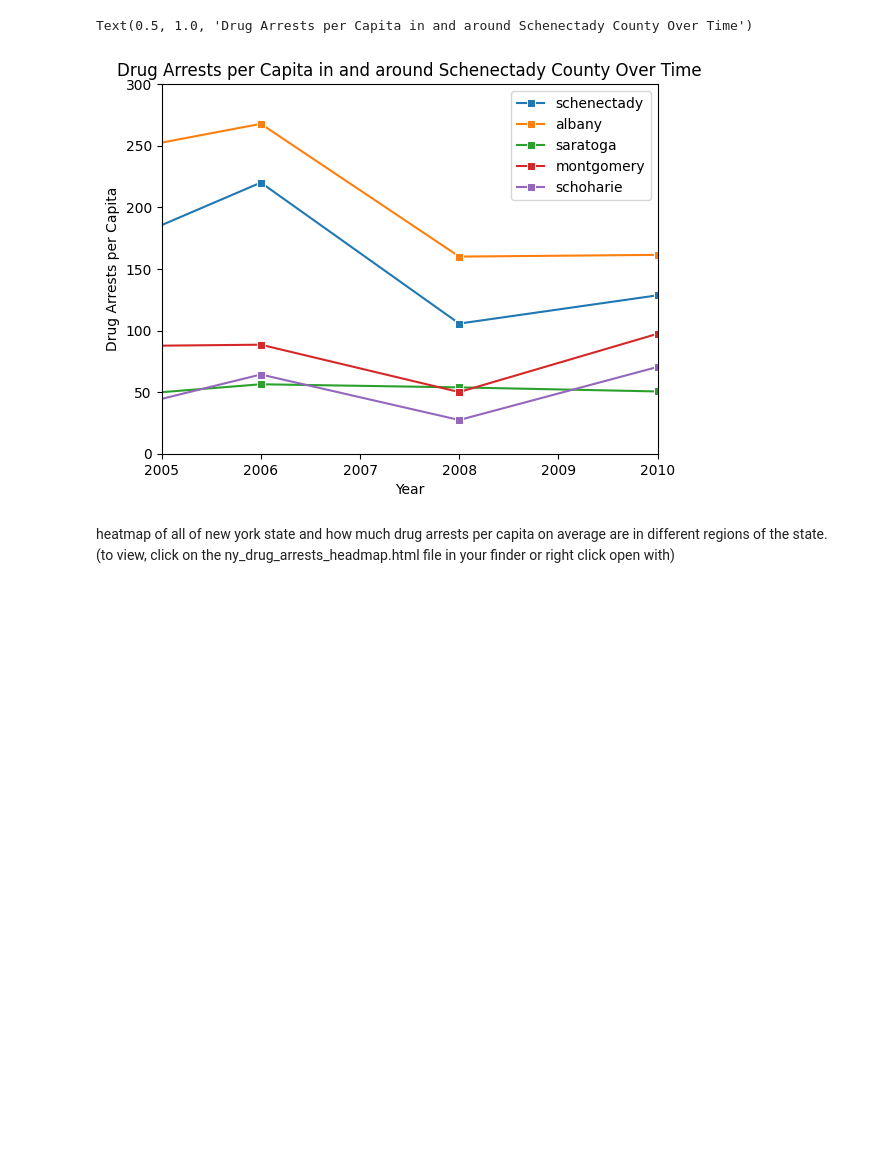
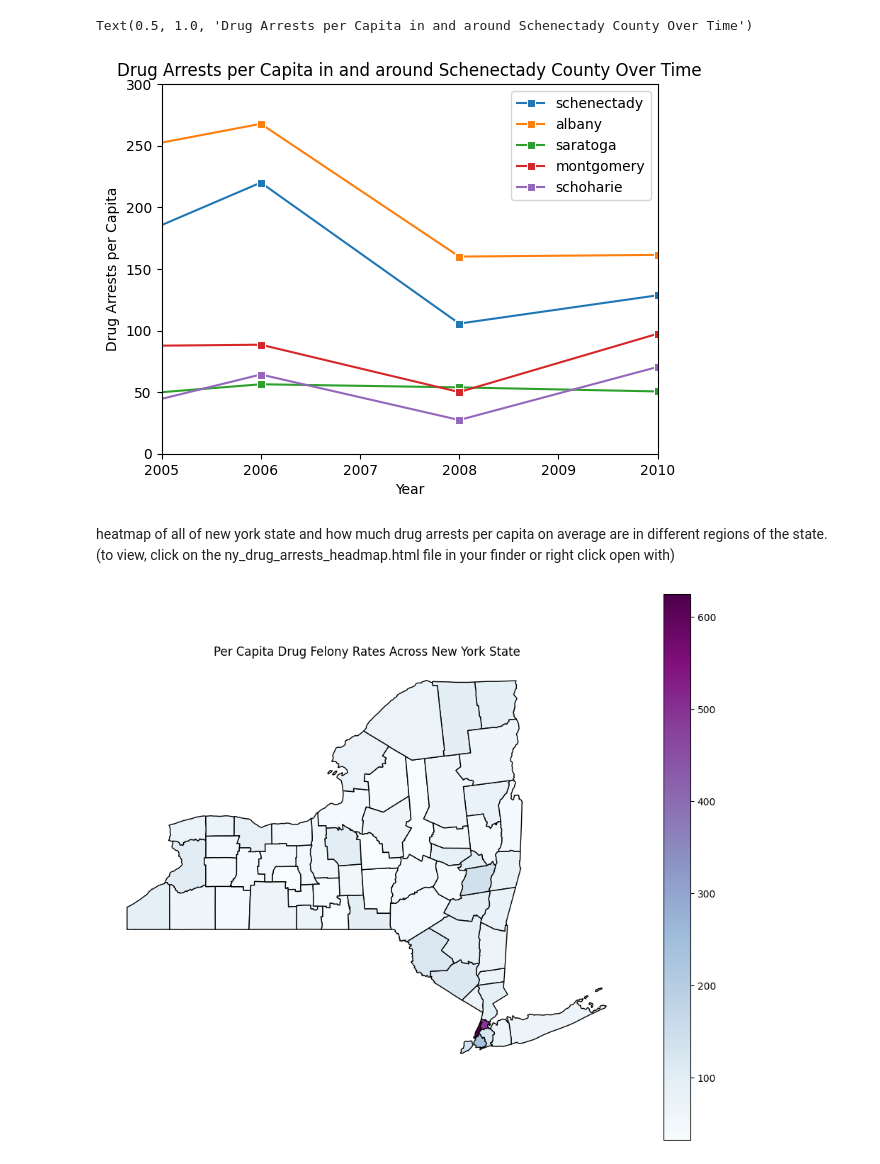
Before and after one commit to dorazzhang/cdj_crime, a Jupyter notebook: data.ipynb, the cells around one changed output. Cells and saved outputs as stored; diff of their text form; code cells hidden in the pictures; blank space fills up the shorter version.

```diff
--- a/data.ipynb
+++ b/data.ipynb
@@ -344,4 +351,20 @@ HeatMap(heat_data, radius=30).add_to(ny_map)
 ny_map.save("ny_drug_arrests_heatmap.html")
 # %% [markdown]
 heatmap of all of new york state and how much drug arrests per capita on average are in different regions of the state. (to view, click on the ny_drug_arrests_headmap.html file in your finder or right click open with)
+# %%
+counties = gpd.read_file("cb_2022_us_county_5m.shp")
+
+ny_counties = counties[counties['STATEFP'] == '36']  # NY's FIPS code is 36
+
+ny_counties_renamed = ny_counties.rename(columns={"NAME": "county"})
+ny_counties_renamed = ny_counties_renamed.merge(ny_data, on="county", how="left")
+
+
+fig, ax = plt.subplots(1, 1, figsize=(12, 10))
+ny_counties_renamed.plot(column="avg_felonies", cmap="BuPu", legend=True, edgecolor="black", ax=ax)
+plt.title("Per Capita Drug Felony Rates Across New York State")
+plt.axis('off')
+plt.show()
+# %% [output]
+[figure, added]
 # %%
```
Also changed, not shown: parts of 8 cells of this notebook, 9 other files.
